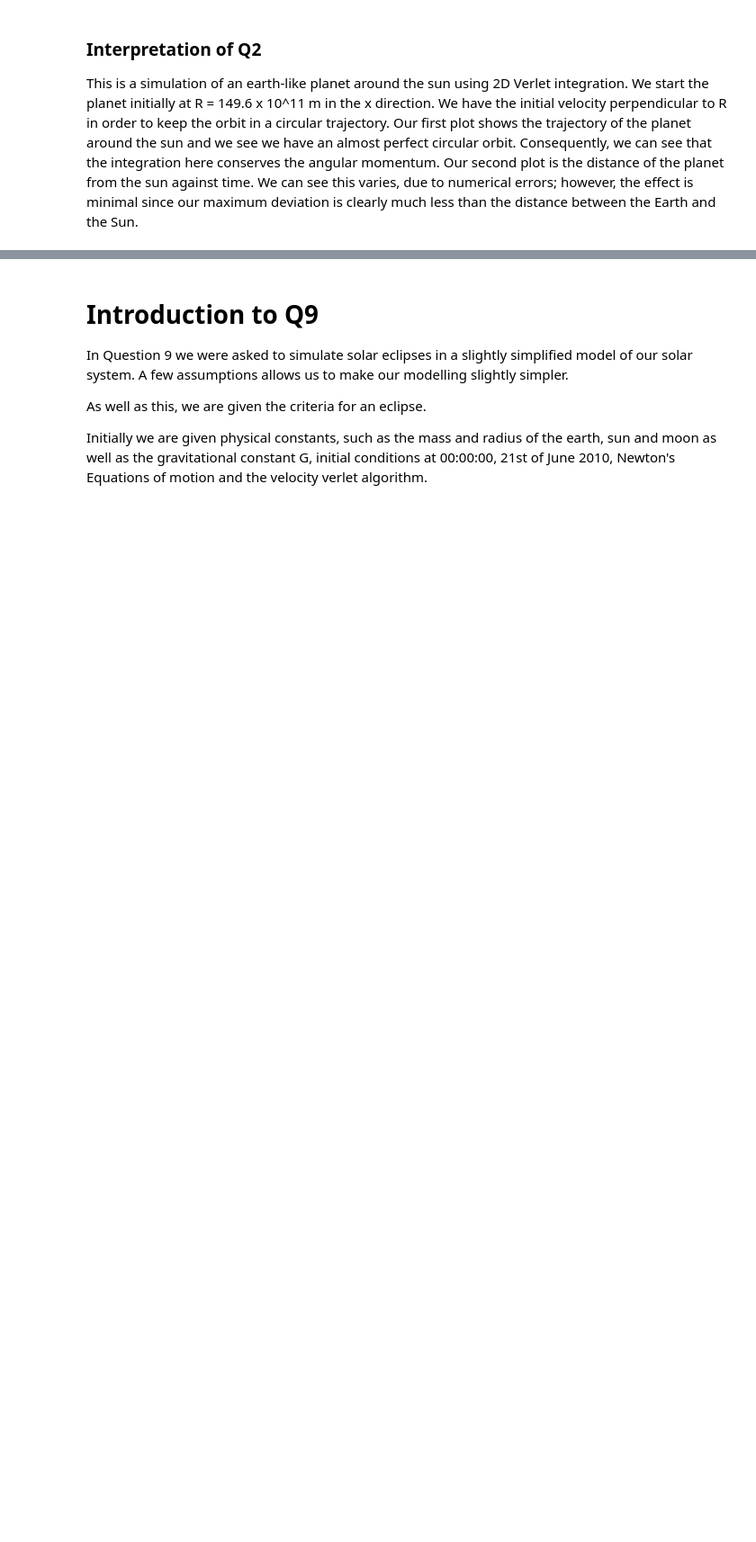
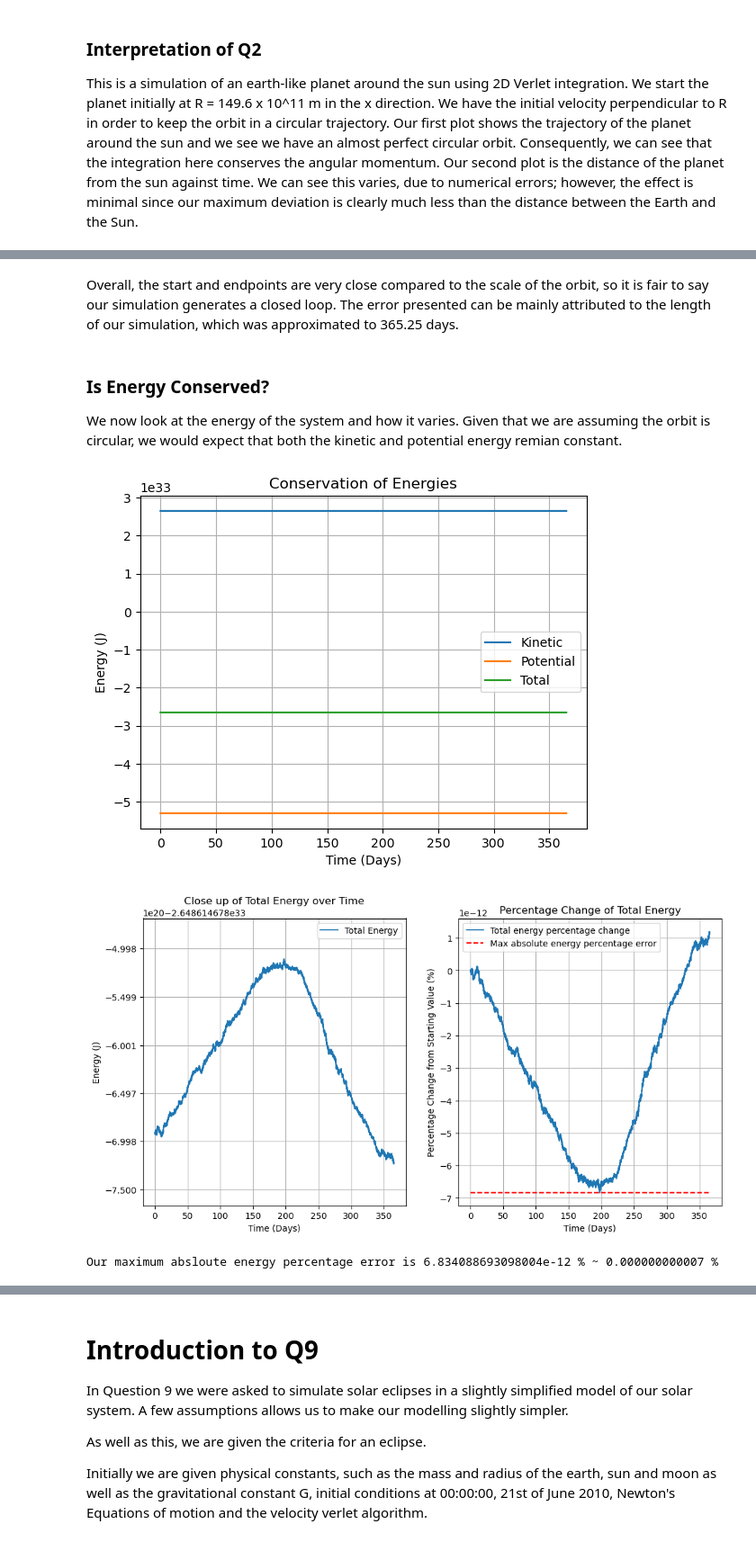
Before and after one commit to Dante-DP/Planetary-Motion, a Jupyter notebook: PROJECT_DOWNLOAD_REUPLOAD (1).ipynb, the cells around one changed output, grey strips where cells are left out. Shown: that part at 90% size. Cells and saved outputs as stored; diff of their text form; code cells hidden in the pictures; blank space fills up the shorter version.

```diff
--- a/PROJECT_DOWNLOAD_REUPLOAD (1).ipynb
+++ b/PROJECT_DOWNLOAD_REUPLOAD (1).ipynb
@@ -234,0 +287,70 @@ We can see this varies, due to numerical errors; however, the effect is minimal
+# %% [markdown]
+Overall, the start and endpoints are very close compared to the scale of the orbit, so it is fair to say our simulation generates a closed loop. The error presented can be mainly attributed to the length of our simulation, which was approximated to 365.25 days.
+# %% [markdown]
+### Is Energy Conserved?
+
+We now look at the energy of the system and how it varies. Given that we are assuming the orbit is circular, we would expect that both the kinetic and potential energy remian constant.
+# %%
+def System_energy(r,v,m_sun=m_sun,m_earth=m_earth): #Inputs are the position vand velocity vectors. Mass inputs are optional.
+    Kinetic = 0.5 * m_earth * np.dot(v,v)
+    Potential = -G  * m_earth * m_sun / lag.norm(r)
+    Total = Kinetic + Potential
+    return Kinetic, Potential, Total
+#Have defined this as a function so we can reuse in Q4 if wanted. Returns kinetic, potential and total energy of Earth at any given point.
+
+Energy=np.zeros((N,3)) #stores kinetic pootential and total energy at each point in simulatted orbit using the for loop.
+for i in range(N):
+    r_current=r[i]
+    v_current=v[i]
+    Energy[i] = System_energy(r_current,v_current,m_sun,m_earth)
+
+
+
+t_days=t/(24*hr1) #to be used as x axis in many plots
+
+plt.figure()
+plt.plot(t_days,Energy[:,0], label=('Kinetic'))
+plt.plot(t_days,Energy[:,1] , label='Potential')
+plt.plot(t_days,Energy[:,2],label='Total')
+plt.xlabel('Time (Days)')
+plt.ylabel('Energy (J)')
+plt.title('Conservation of Energies')
+plt.legend()
+plt.grid(True)
+plt.show()
+#plots all three energies against time in days.
+
+fig,ax=plt.subplots(nrows=1, ncols=2, figsize=(12,6))
+ax1=ax[0]
+
+
+ax1.plot(t_days,Energy[:,2],label='Total Energy')
+max_en=max(Energy[:,2])
+min_en=min(Energy[:,2])
+en_range=abs(max_en-min_en)
+ax1.set_title('Close up of Total Energy over Time')
+ax1.set_ylabel('Energy (J)')
+ax1.set_xlabel('Time (Days)')
+ax1.set_ylim(min_en-en_range*0.2,max_en+en_range*0.2)
+ax1.grid(True)
+ax1.legend(loc='upper right')
+#this is a graph of the total energy but heavily zoomed in on the y axis
+
+ax2=ax[1]
+T_Energy_Change_Percentage=np.array([(Energy[i][2]-Energy[0][2])/Energy[0][2]*100 for i in range(len(t))]) #calculates percentage error against initial energy
+ax2.plot(t_days,T_Energy_Change_Percentage,label='Total energy percentage change')
+ax2.plot(t_days, [(max_en - Energy[0][2])/Energy[0][2]*100 for i in range(len(t))],linestyle='--',color='r', label='Max absolute energy percentage error')
+ax2.set_title('Percentage Change of Total Energy')
+ax2.set_xlabel('Time (Days)')
+ax2.set_ylabel('Percentage Change from Starting Value (%)')
+ax2.grid(True)
+ax2.legend()
+plt.show()
+#graph shows percentage error of total energy only
+
+
+print(f'Our maximum absloute energy percentage error is {max(abs(T_Energy_Change_Percentage))} % ~ {max(abs(T_Energy_Change_Percentage)):.12f} %')
+# %% [output]
+[figure, added]
+[figure, added]
+Our maximum absloute energy percentage error is 6.834088693098004e-12 % ~ 0.000000000007 %
```
Also changed, not shown: parts of 8 cells of this notebook.
